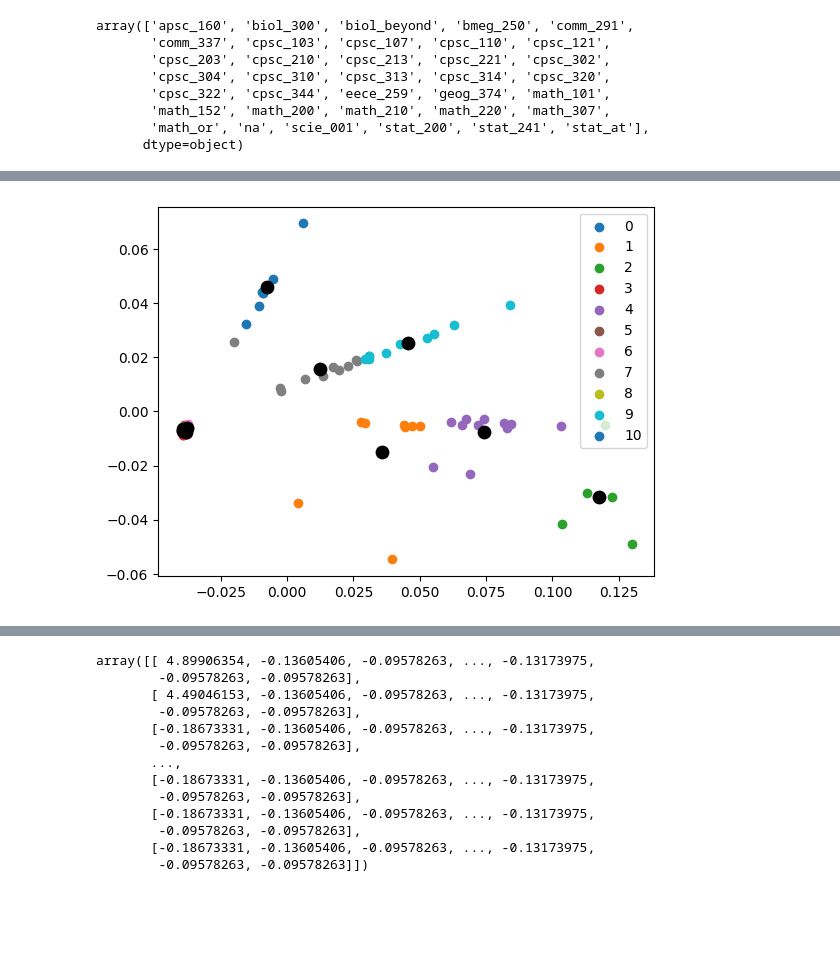
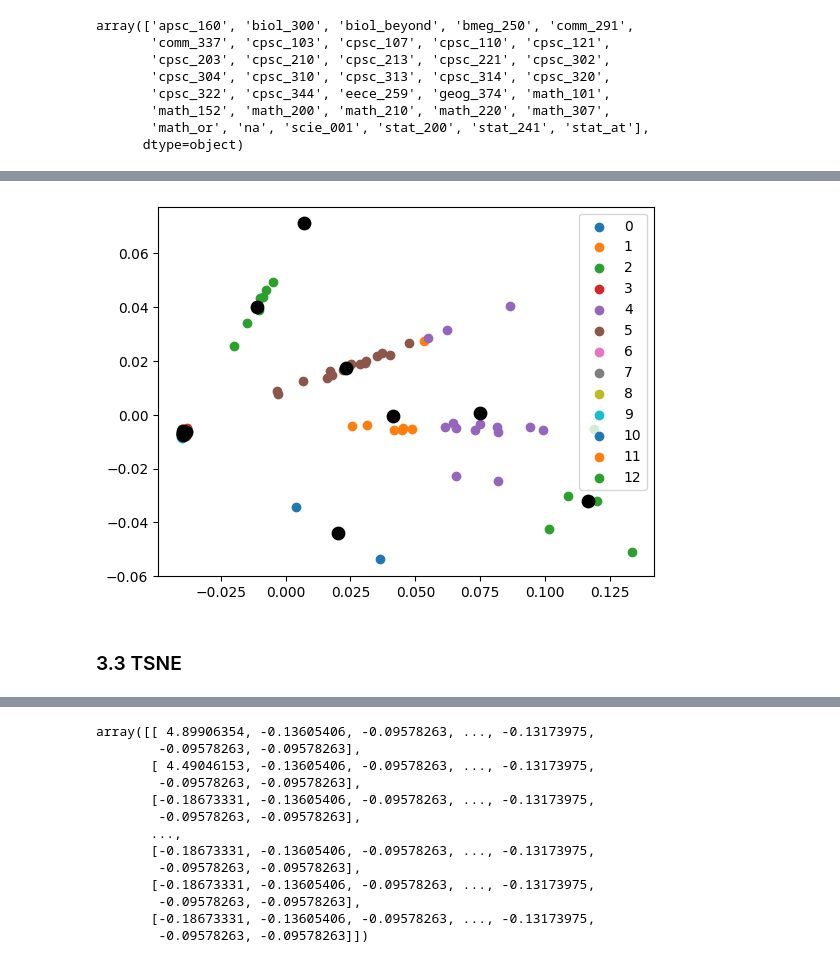
Before and after one commit to JohnKang0720/course_recommender, a Jupyter notebook: recommendation.ipynb, the cells around one changed output, grey strips where cells are left out. Drawn from its saved outputs; the diff is of its cells as text; code cells hidden in the pictures; blank space fills up the shorter version.

```diff
--- a/recommendation.ipynb
+++ b/recommendation.ipynb
@@ -56,0 +78,6 @@ course_df
+# %%
+def categorize_course(name):
+    first_digit = int(name.split(" ")[1][0])
+    return first_digit
+
+course_df["level"] = course_df["code"].apply(categorize_course)
@@ -118,15 +176,25 @@ Name: prereq, dtype: object
 tfv =  TfidfVectorizer(stop_words='english', lowercase=True)
 scaler = RobustScaler()
 
-def lemmatize(phrase):
-    wl = WordNetLemmatizer()
-    return wl.lemmatize(phrase)
-
 def vectorize(d, vec, s):
-    res =  vec.fit_transform(d)
+    res = vec.fit_transform(d)
     return s.fit_transform(res.toarray())
 
-vectorized_description = vectorize(course_df["description"].apply(lemmatize), tfv, scaler)
+vectorized_description = vectorize(course_df["description"], tfv, scaler)
+# %%
+def preprocess(phrase):
+    scores = pd.DataFrame(vectorized_description, columns=tfv.get_feature_names_out())
+    common = np.array(scores.idxmax(axis=1))
+
+    wl = WordNetLemmatizer()
+    tokenized = word_tokenize(phrase)
+    for word in tokenized:
+        if word in common:
+            tokenized.remove(word)
+
+    return wl.lemmatize(" ".join(tokenized))
+
+vectorized_description = vectorize(course_df["description"].apply(preprocess), tfv, scaler)
 # %%
 #For prereq
 from sklearn.preprocessing import StandardScaler
@@ -251,7 +343,9 @@ pca_search(pca_description_2)
 # %%
-kmeans_2, with_label_2 = return_optimal(KMeans(n_clusters=11, random_state=18, init="k-means++", max_iter=1000), pca_description_2)
+kmeans_2, with_label_2 = return_optimal(KMeans(n_clusters=13, init="k-means++", max_iter=500, random_state=18), pca_description_2)
 # %% [output]
-[figure, old version]
+[figure, new version]
+# %% [markdown]
+### 3.3 TSNE
 # %%
 from sklearn.manifold import TSNE
 pca_3 = TSNE(n_components=2)
```
Also changed, not shown: parts of 76 cells of this notebook, 4 other files.
